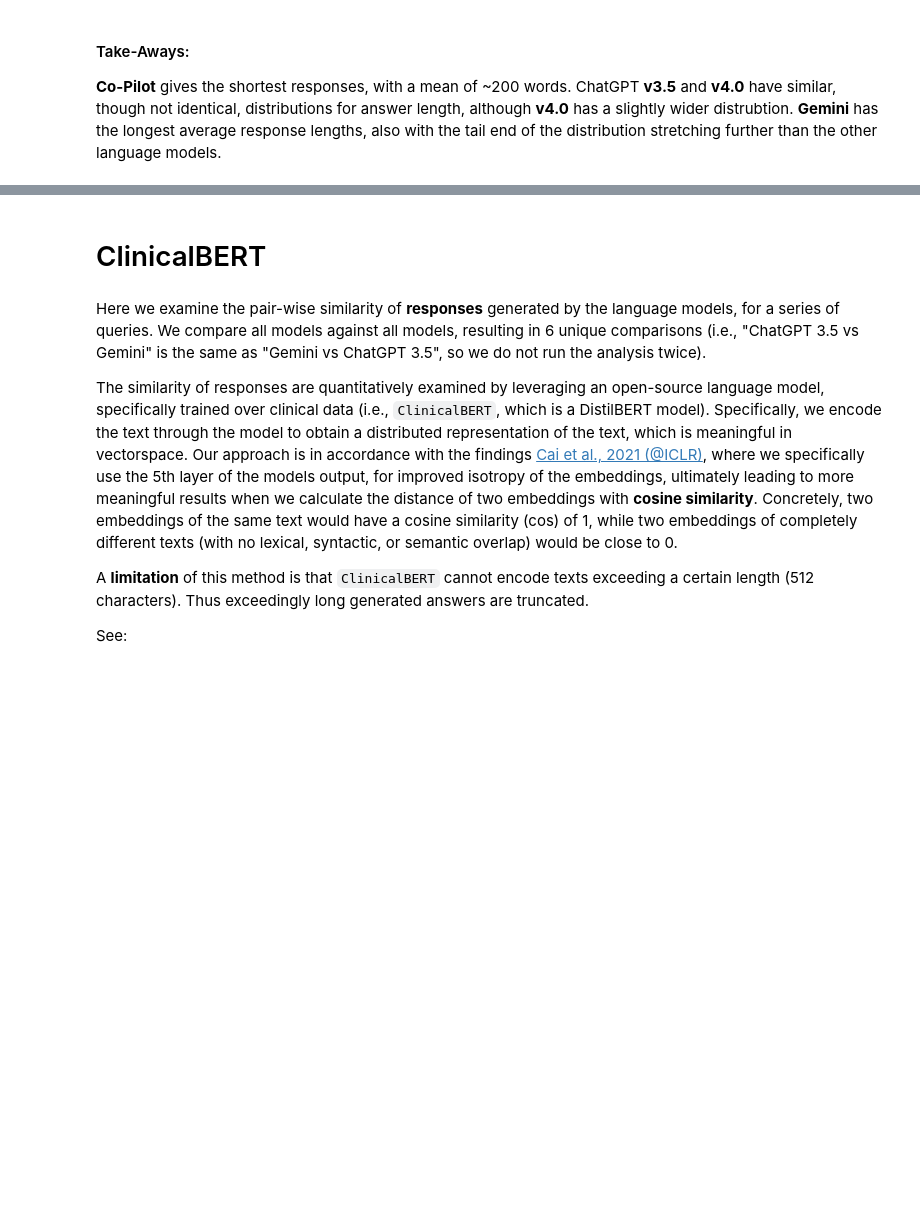
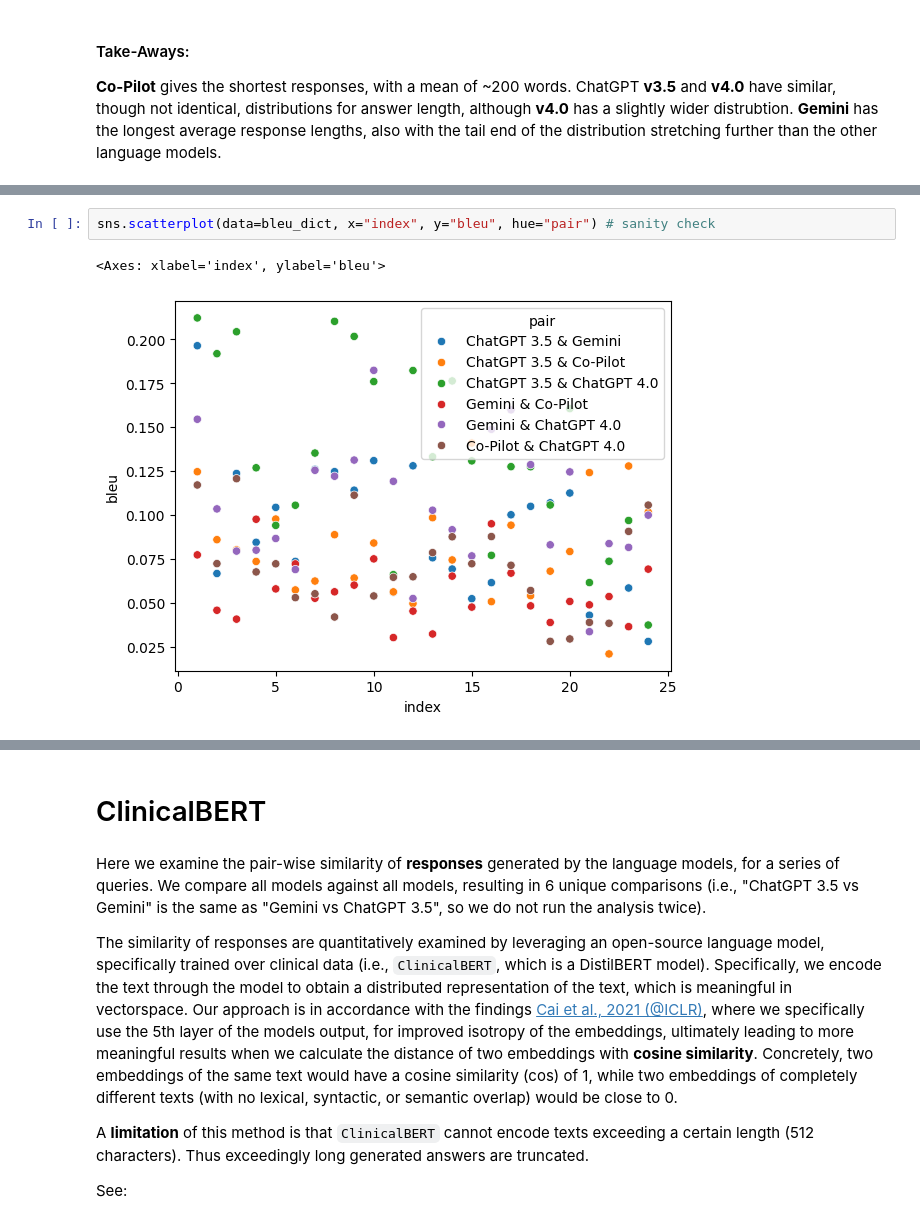
Before and after one commit to hclent/temp, a Jupyter notebook: LLM_for_BCC.ipynb, the cells around one changed output, grey strips where cells are left out. Saved outputs shown, nothing was run; the diff lists cells and outputs as text; blank space fills up the shorter version.

Commit message:
add bleu scores

```diff
--- a/LLM_for_BCC.ipynb
+++ b/LLM_for_BCC.ipynb
@@ -60,0 +154,5 @@ ChatGPT **v3.5** and **v4.0** have similar, though not identical, distributions
+# %%
+sns.scatterplot(data=bleu_dict, x="index", y="bleu", hue="pair") # sanity check
+# %% [output]
+<Axes: xlabel='index', ylabel='bleu'>
+[figure, added]
```
Also changed, not shown: parts of 13 cells of this notebook.
